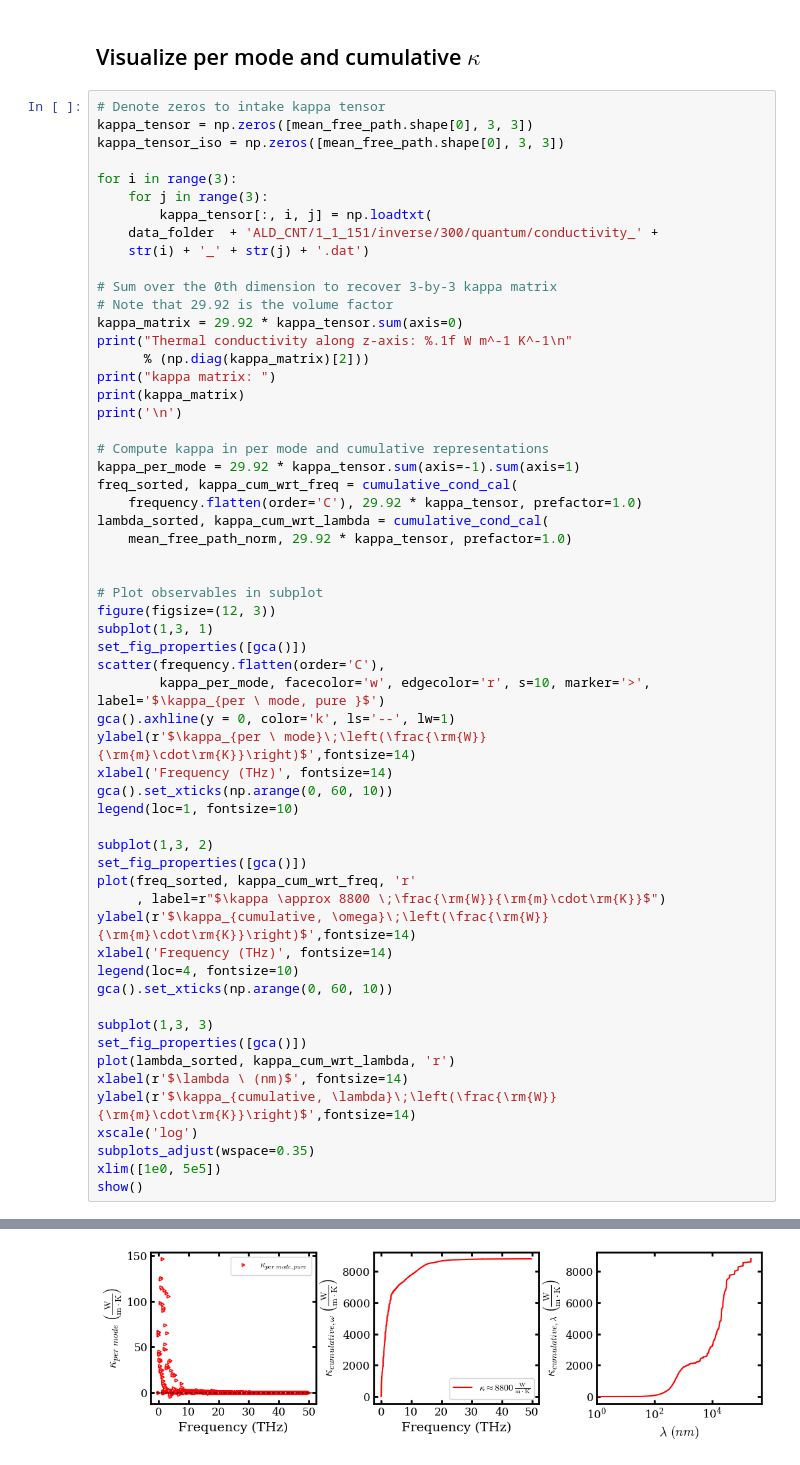
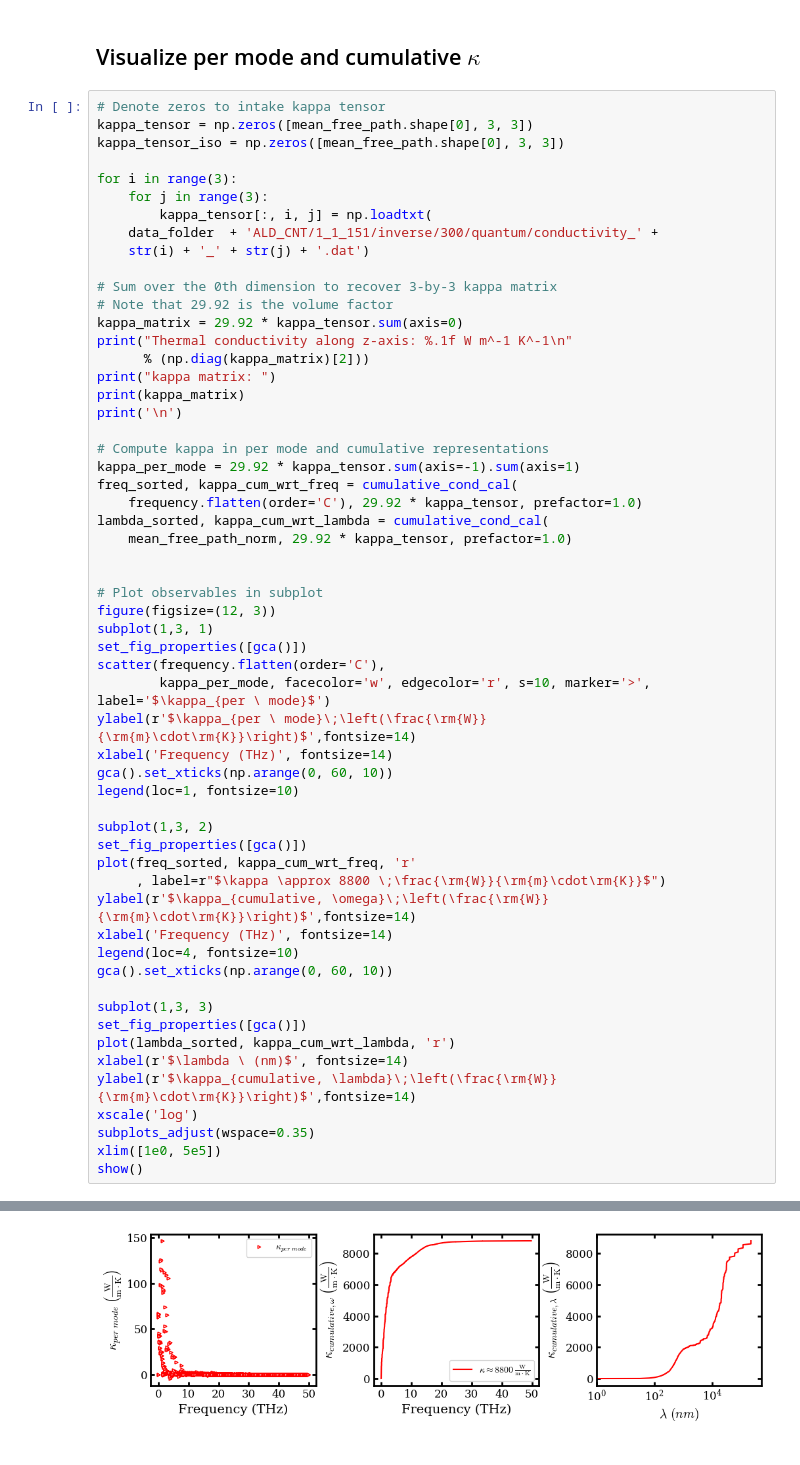
Before and after one commit to nanotheorygroup/kaldo-examples, a Jupyter notebook: empirical_potentials/carbon_nanotube_Tersoff_LAMMPS/kALDo_with_tersoff_gallery.ipynb, the cells around one changed output, grey strips where cells are left out. Drawn from its saved outputs; the diff is of its cells as text.

```diff
--- a/empirical_potentials/carbon_nanotube_Tersoff_LAMMPS/kALDo_with_tersoff_gallery.ipynb
+++ b/empirical_potentials/carbon_nanotube_Tersoff_LAMMPS/kALDo_with_tersoff_gallery.ipynb
@@ -268,37 +268,36 @@ figure(figsize=(12, 3))
 subplot(1,3, 1)
 set_fig_properties([gca()])
 scatter(frequency.flatten(order='C'),
-        kappa_per_mode, facecolor='w', edgecolor='r', s=10, marker='>', label='$\kappa_{per \ mode, pure }$')
-gca().axhline(y = 0, color='k', ls='--', lw=1)
+        kappa_per_mode, facecolor='w', edgecolor='r', s=10, marker='>', label='$\kappa_{per \ mode}$')
 ylabel(r'$\kappa_{per \ mode}\;\left(\frac{\rm{W}}{\rm{m}\cdot\rm{K}}\right)$',fontsize=14)
 xlabel('Frequency (THz)', fontsize=14)
 gca().set_xticks(np.arange(0, 60, 10))
 legend(loc=1, fontsize=10)
 
 subplot(1,3, 2)
 set_fig_properties([gca()])
 plot(freq_sorted, kappa_cum_wrt_freq, 'r'
      , label=r"$\kappa \approx 8800 \;\frac{\rm{W}}{\rm{m}\cdot\rm{K}}$")
 ylabel(r'$\kappa_{cumulative, \omega}\;\left(\frac{\rm{W}}{\rm{m}\cdot\rm{K}}\right)$',fontsize=14)
 xlabel('Frequency (THz)', fontsize=14)
 legend(loc=4, fontsize=10)
 gca().set_xticks(np.arange(0, 60, 10))
 
 subplot(1,3, 3)
 set_fig_properties([gca()])
 plot(lambda_sorted, kappa_cum_wrt_lambda, 'r')
 xlabel(r'$\lambda \ (nm)$', fontsize=14)
 ylabel(r'$\kappa_{cumulative, \lambda}\;\left(\frac{\rm{W}}{\rm{m}\cdot\rm{K}}\right)$',fontsize=14)
 xscale('log')
 subplots_adjust(wspace=0.35)
 xlim([1e0, 5e5])
 show()
 # %% [output]
 Thermal conductivity along z-axis: 8800.2 W m^-1 K^-1
 
 kappa matrix:
 [[1.12454529e-15 4.82029887e-16 2.49599104e-06]
  [4.47408180e-16 1.96679488e-16 8.70413765e-07]
  [7.13626034e-07 2.07690458e-07 8.80023212e+03]]
-[figure, old version]
+[figure, new version]
 # %% [markdown]
```
Also changed, not shown: parts of 1 cell of this notebook.
